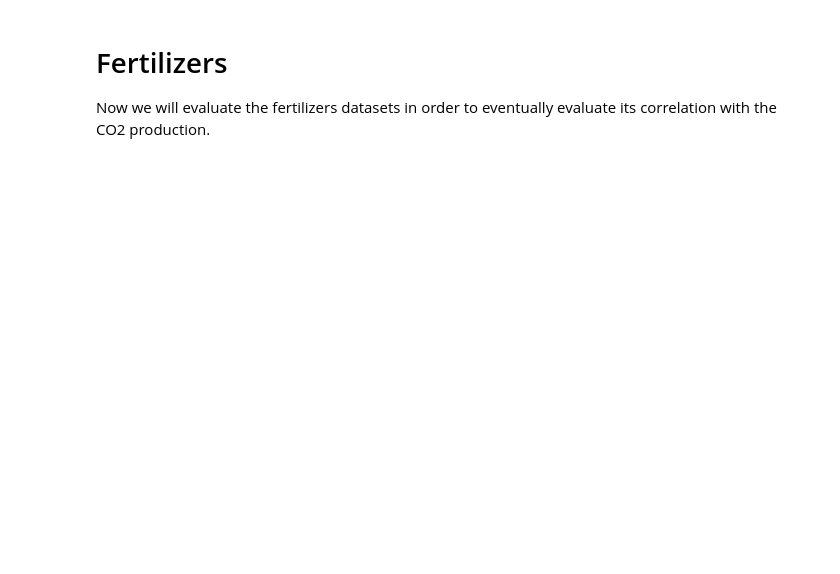
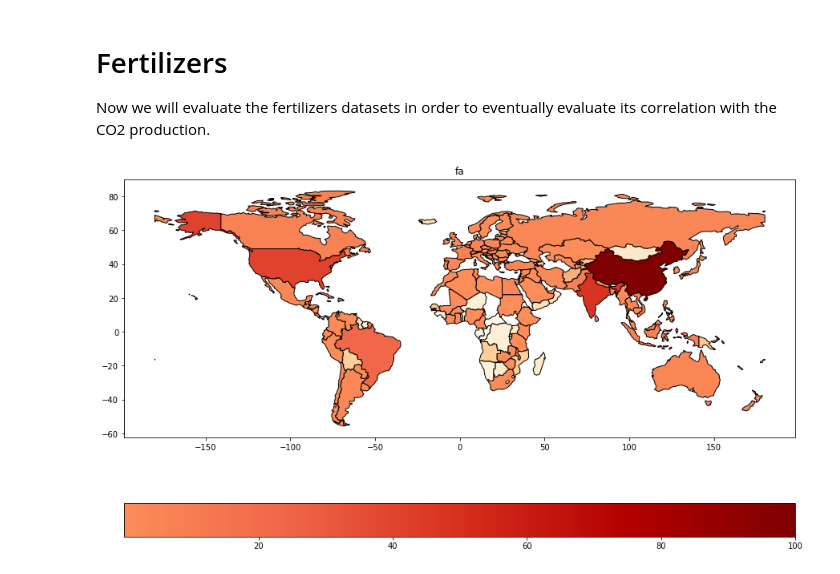
Before and after one commit to GabboM/ADA_Project, a Jupyter notebook: Environment_analysis.ipynb, the cells around one changed output. Saved outputs shown, nothing was run; the diff lists cells and outputs as text; code cells hidden in the pictures; blank space fills up the shorter version.

```diff
--- a/Environment_analysis.ipynb
+++ b/Environment_analysis.ipynb
@@ -470,0 +117,26 @@ fp=pd.read_csv(en+FP)
+# %%
+fa = fa[fa['Element']=='Agricultural Use']
+fn = fn[fn['Element']=='Agricultural Use']
+# %%
+def clean_df(df,years,to_drop,changes):
+    df= df.replace(changes)
+    df = df.drop(years, axis=1)
+    df = df.groupby('Area').sum()
+    df = df.drop(to_drop, axis=1)
+    to_delete = set(df.index).difference(countries)
+    df = df.drop(to_delete, axis=0)
+    df['tot'] = 0
+    df['tot'] = df.apply(norm).sum(axis=1)
+    df = df.sort_values(by=['tot'], ascending=0)
+    df = df[['tot']]
+    df['tot'] = df['tot']*100/max(df['tot'])
+    return df
+# %%
+years = []#['Y'+str(1900+x) for x in range(61,100)] + ['Y'+str(1900+x)+'F' for x in range(61,100)] +['Y'+str(2000+x)+'F' for x in range(0,3)]
+to_drop = ['Area Code','Item Code','Element Code']
+# %%
+result = clean_df(fn,years,to_drop,changes)
+# %%
+mapp(result,'fa')
+# %% [output]
+[figure, added]
```
Also changed, not shown: parts of 90 cells of this notebook.
